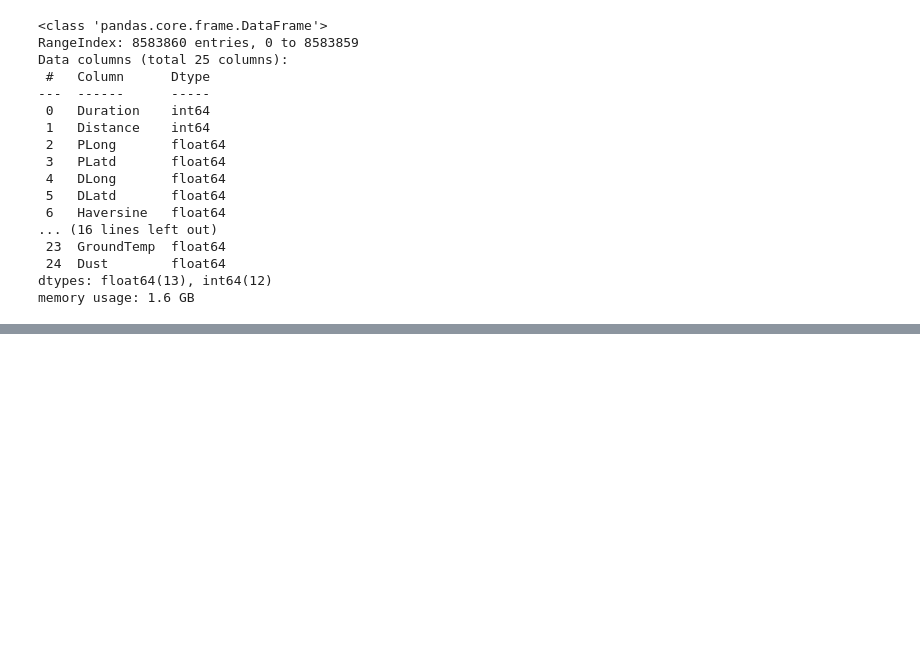
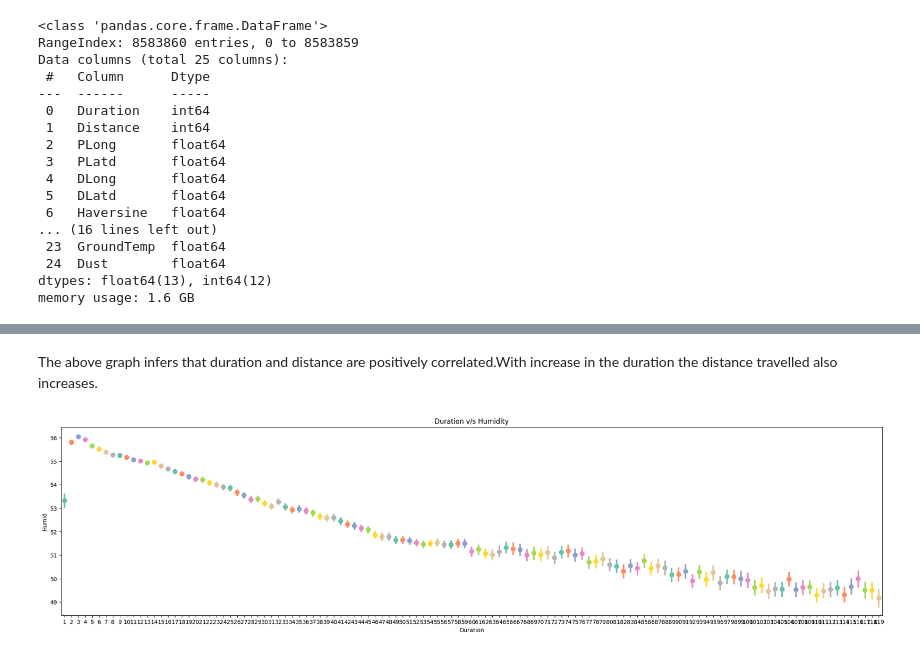
Before and after one commit to dp2292/CP01-Data-Alchemists, a Jupyter notebook: CP01.ipynb, the cells around one changed output, grey strips where cells are left out. Cells and saved outputs as stored; diff of their text form; code cells hidden in the pictures; blank space fills up the shorter version.

```diff
--- a/CP01.ipynb
+++ b/CP01.ipynb
@@ -71,0 +80,8 @@ memory usage: 1.6 GB
+# %% [markdown]
+The above graph infers that duration and distance are positively correlated.With increase in the duration the distance travelled also increases.
+# %%
+plt.figure(figsize=(26,6))
+sns.pointplot(x="Duration", y="Humid", data=df1, palette=sns.color_palette("Set2")).set(
+    title="Duration v/s Humidity");
+# %% [output]
+[figure, added]
```
Also changed, not shown: parts of 16 cells of this notebook.
